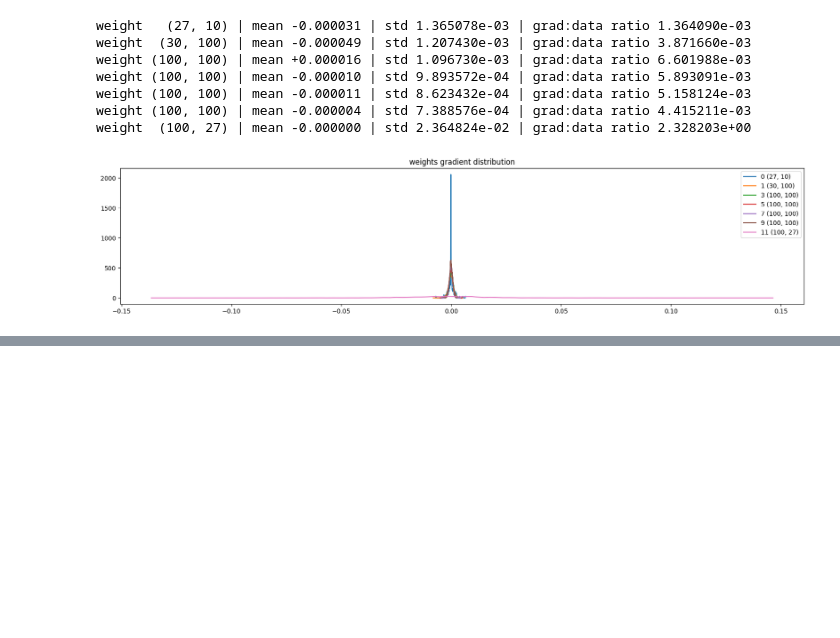
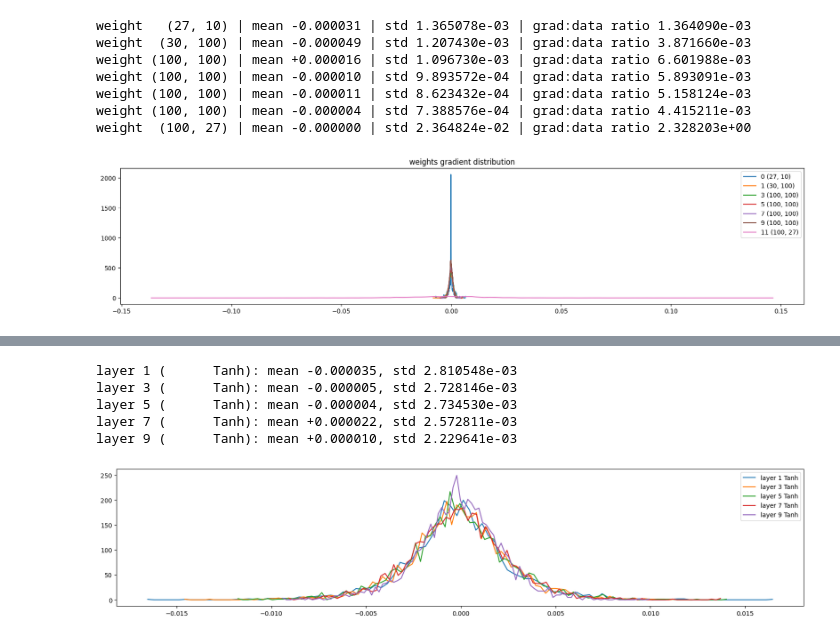
Before and after one commit to kannancmohan/neural-basics, a Jupyter notebook: 004_intro_to_Language_modeling_part3/intro_to_Language_modeling-part03_02.ipynb, the cells around one changed output, grey strips where cells are left out. Saved outputs shown, nothing was run; the diff lists cells and outputs as text; code cells hidden in the pictures; blank space fills up the shorter version.

```diff
--- a/004_intro_to_Language_modeling_part3/intro_to_Language_modeling-part03_02.ipynb
+++ b/004_intro_to_Language_modeling_part3/intro_to_Language_modeling-part03_02.ipynb
@@ -288,0 +364,22 @@ weight  (100, 27) | mean -0.000000 | std 2.364824e-02 | grad:data ratio 2.328203
+# %%
+# Visualizes the distribution of the gradients for the outputs of each Tanh layer
+# This visualization helps understand how the gradients are flowing back through your network.
+# Ideally, you want to see a healthy distribution of gradients, not ones that are extremely small (vanishing gradients) or extremely large (exploding gradients), as these can hinder effective training.
+
+plt.figure(figsize=(20, 4)) # width and height of the plot
+legends = []
+for i, layer in enumerate(layers[:-1]): # note: exclude the output layer
+  if isinstance(layer, Tanh):
+    t = layer.out.grad
+    print('layer %d (%10s): mean %+f, std %e' % (i, layer.__class__.__name__, t.mean(), t.std()))
+    hy, hx = torch.histogram(t, density=True)
+    plt.plot(hx[:-1].detach(), hy.detach())
+    legends.append(f'layer {i} {layer.__class__.__name__}')
+plt.legend(legends);
+# %% [output]
+layer 1 (      Tanh): mean -0.000035, std 2.810548e-03
+layer 3 (      Tanh): mean -0.000005, std 2.728146e-03
+layer 5 (      Tanh): mean -0.000004, std 2.734530e-03
+layer 7 (      Tanh): mean +0.000022, std 2.572811e-03
+layer 9 (      Tanh): mean +0.000010, std 2.229641e-03
+[figure, added]
```
Also changed, not shown: parts of 11 cells of this notebook.
